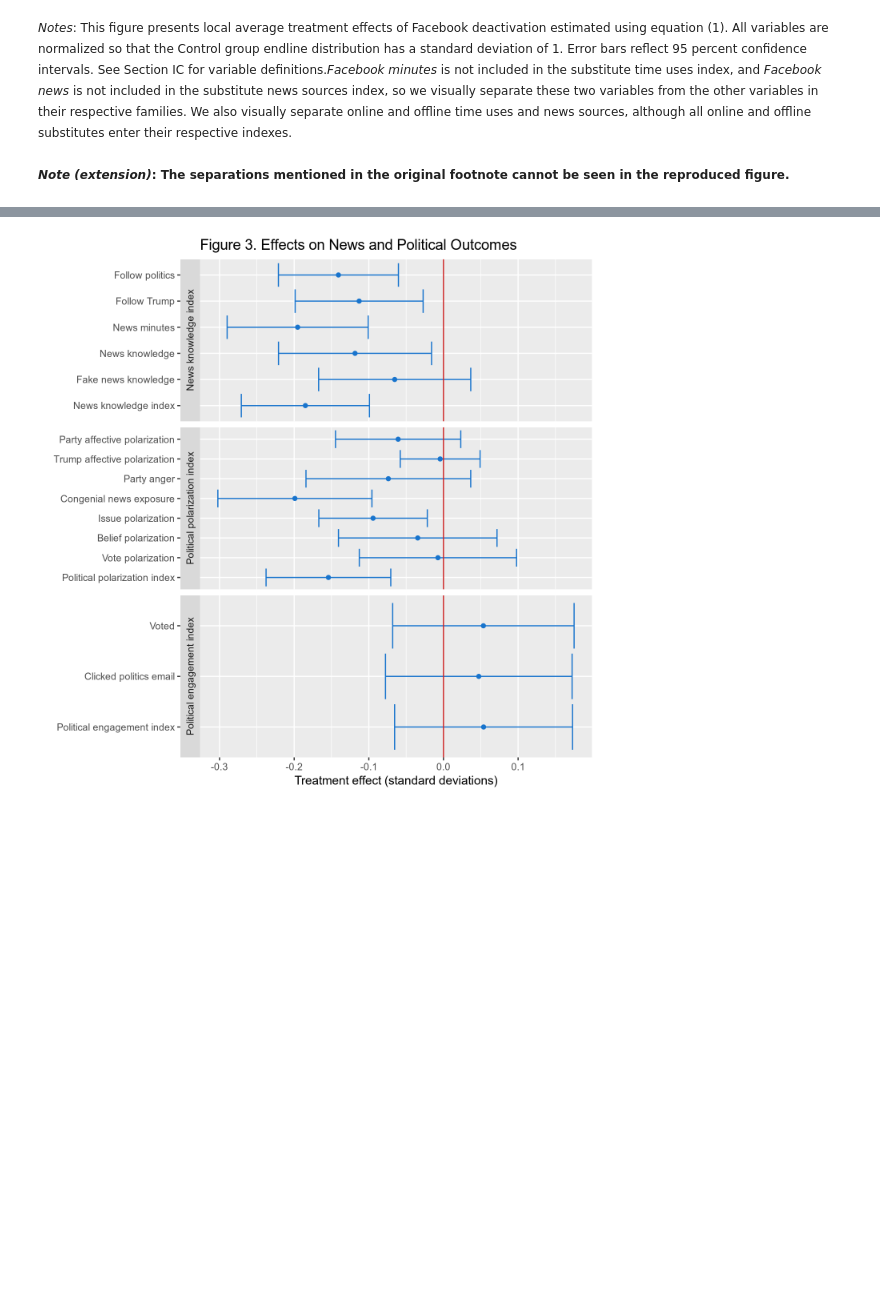
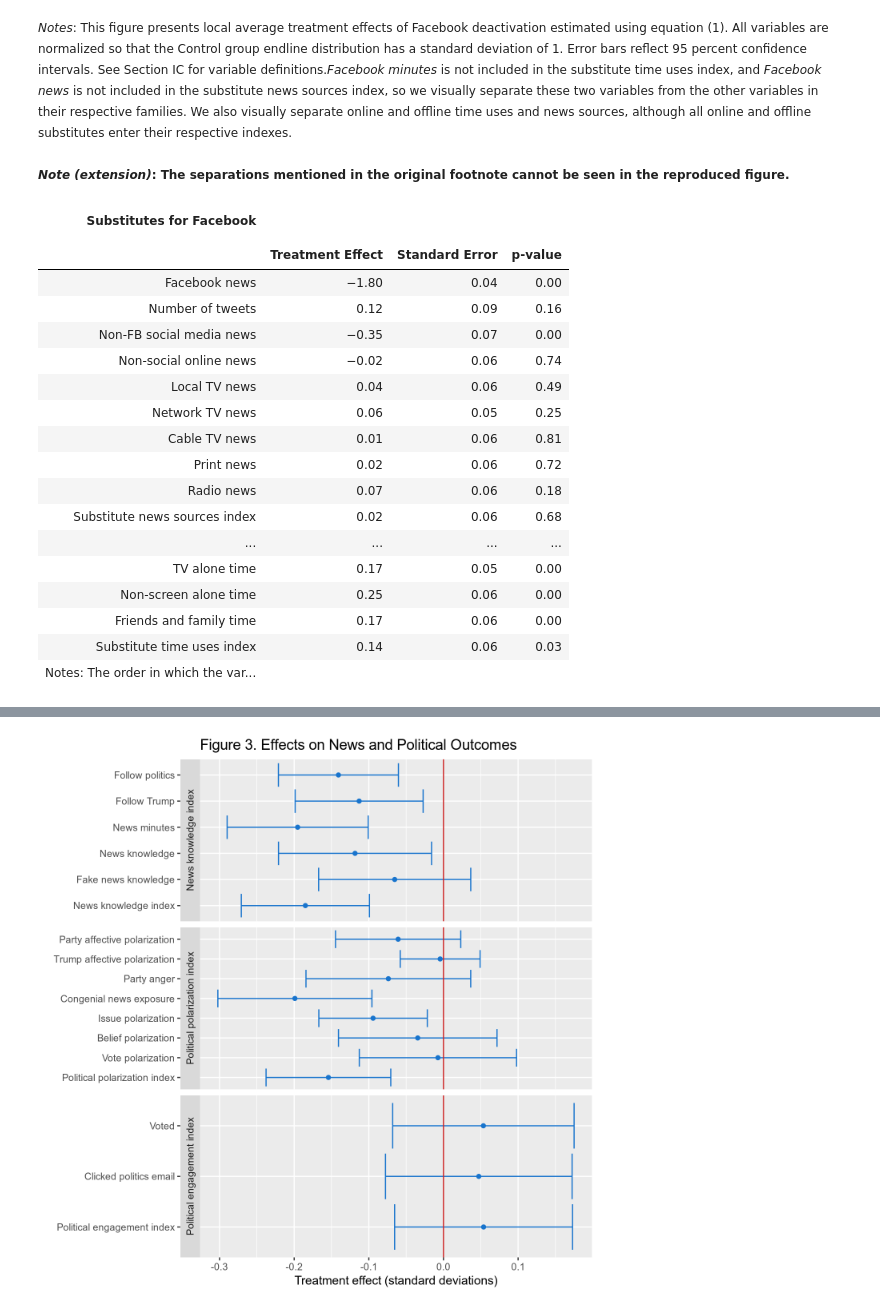
Before and after one commit to feauazmu/RepAllcotetal, a Jupyter notebook: replication_notebook.ipynb, the cells around one changed output, grey strips where cells are left out. Drawn from its saved outputs; the diff is of its cells as text; code cells hidden in the pictures; blank space fills up the shorter version.

```diff
--- a/replication_notebook.ipynb
+++ b/replication_notebook.ipynb
@@ -297,3 +351,25 @@ figureTwo
 [figure]
 # %% [markdown]
 <p style="font-size:12px"><i>Notes</i>: This figure presents local average treatment effects of Facebook deactivation estimated using equation (1). All variables are normalized so that the Control group endline distribution has a standard deviation of 1. Error bars reflect 95 percent confidence intervals. See Section IC for variable definitions.<i>Facebook minutes</i> is not included in the substitute time uses index, and <i>Facebook news</i> is not included in the substitute news sources index, so we visually separate these two variables from the other variables in their respective families. We also visually separate online and offline time uses and news sources, although all online and offline substitutes enter their respective indexes.<br><br><b><i>Note (extension)</i>: The separations mentioned in the original footnote cannot be seen in the reproduced figure.</b></p>
+# %%
+display_html(extraTableTwo)
+# %% [output]
+| Substitutes for Facebook |  |  |  |
+|  |  |  |  |
+|  | Treatment Effect | Standard Error | p-value |
+| Facebook news | −1.80 | 0.04 | 0.00 |
+| Number of tweets | 0.12 | 0.09 | 0.16 |
+| Non-FB social media news | −0.35 | 0.07 | 0.00 |
+| Non-social online news | −0.02 | 0.06 | 0.74 |
+| Local TV news | 0.04 | 0.06 | 0.49 |
+| Network TV news | 0.06 | 0.05 | 0.25 |
+| Cable TV news | 0.01 | 0.06 | 0.81 |
+| Print news | 0.02 | 0.06 | 0.72 |
+| Radio news | 0.07 | 0.06 | 0.18 |
+| Substitute news sources index | 0.02 | 0.06 | 0.68 |
+| ... | ... | ... | ... |
+| TV alone time | 0.17 | 0.05 | 0.00 |
+| Non-screen alone time | 0.25 | 0.06 | 0.00 |
+| Friends and family time | 0.17 | 0.06 | 0.00 |
+| Substitute time uses index | 0.14 | 0.06 | 0.03 |
+| Notes: The order in which the var... |  |  |  |
```
Also changed, not shown: parts of 28 cells of this notebook.
